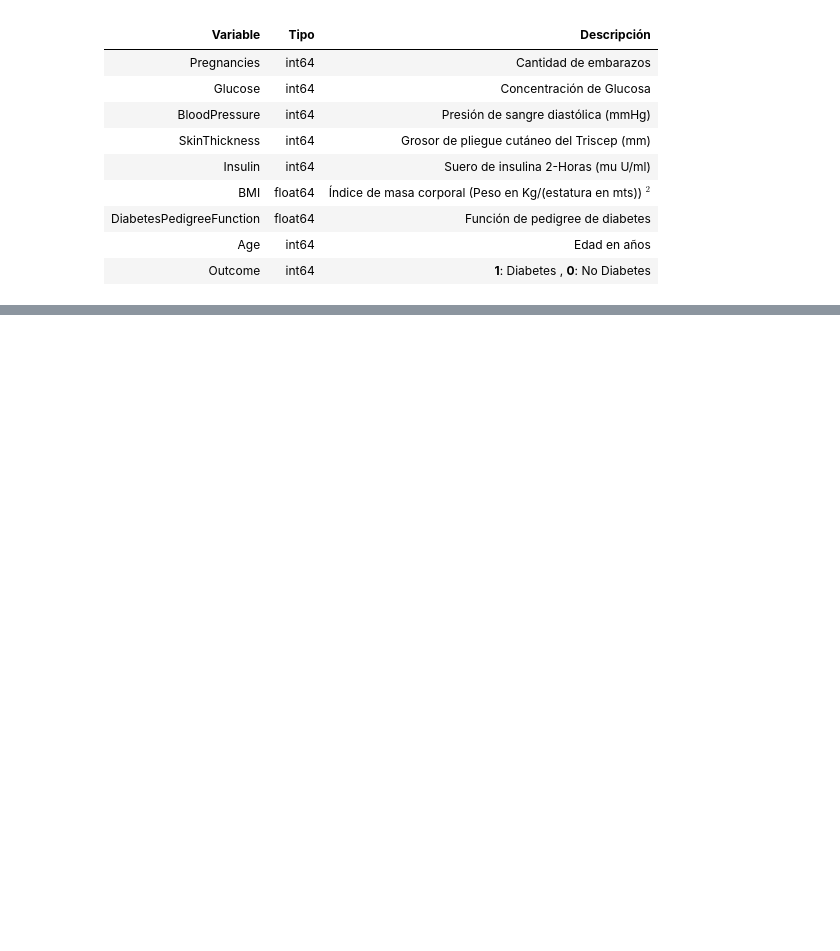
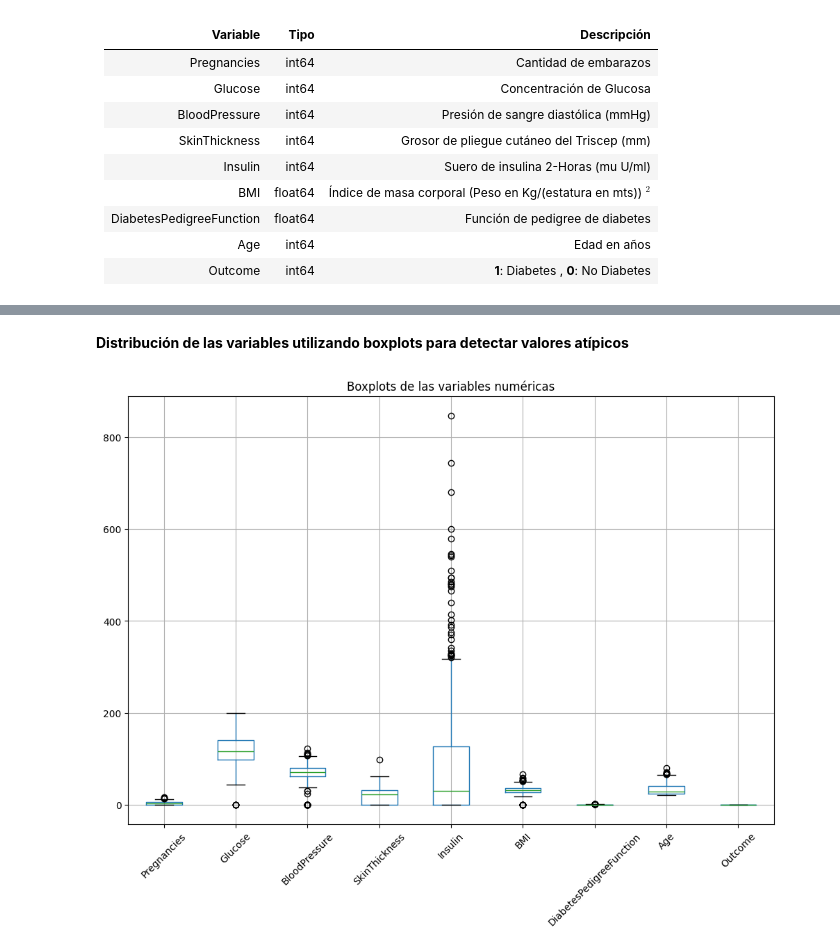
Before and after one commit to alee2602/LAB7-DS, a Jupyter notebook: main.ipynb, the cells around one changed output, grey strips where cells are left out. Drawn from its saved outputs; the diff is of its cells as text; code cells hidden in the pictures; blank space fills up the shorter version.

```diff
--- a/main.ipynb
+++ b/main.ipynb
@@ -62,0 +141,10 @@ df.describe()
+# %% [markdown]
+**Distribución de las variables utilizando boxplots para detectar valores atípicos**
+# %%
+plt.figure(figsize=(12, 8))
+df.boxplot()
+plt.title("Boxplots de las variables numéricas")
+plt.xticks(rotation=45)
+plt.show()
+# %% [output]
+[figure, added]
```
Also changed, not shown: parts of 32 cells of this notebook, 2 other files.
